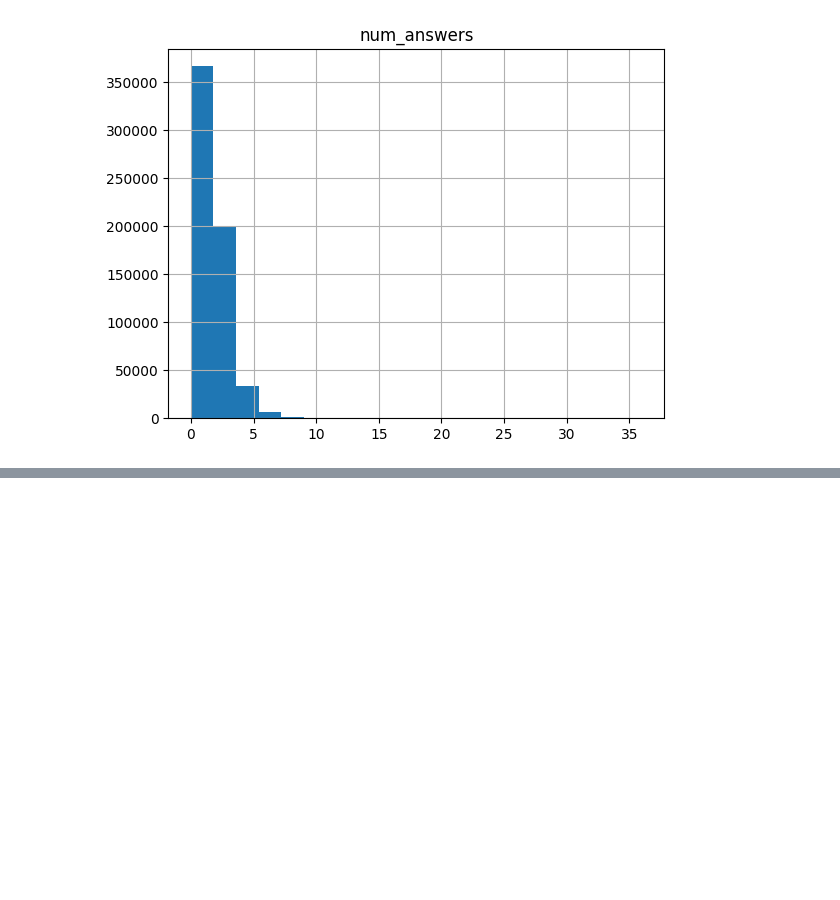
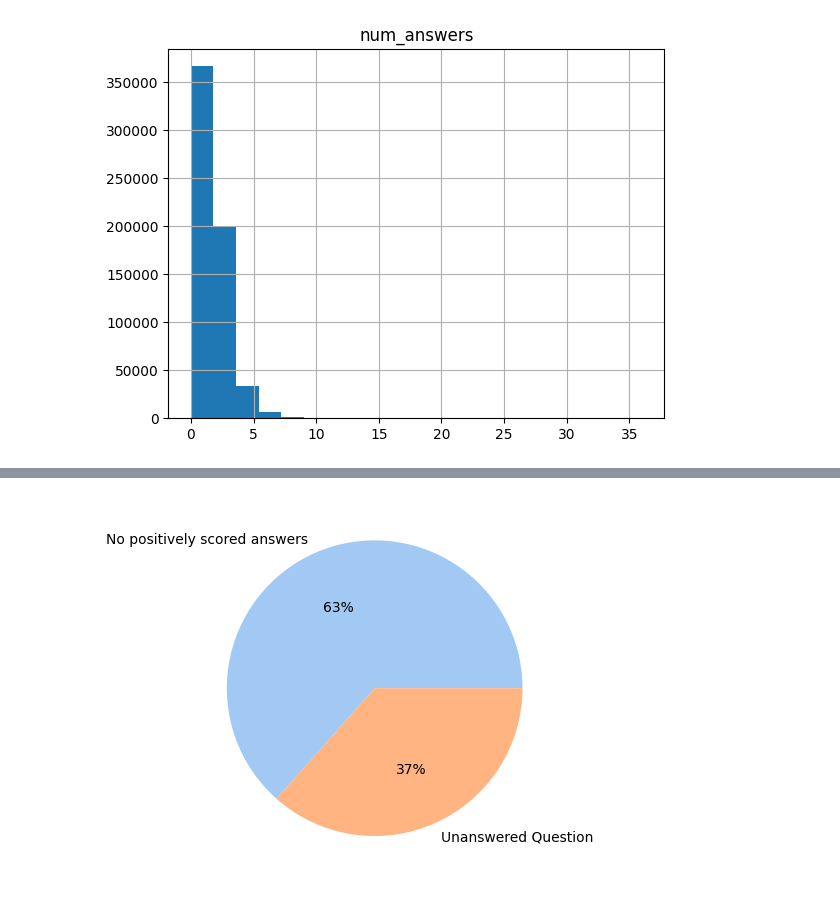
Before and after one commit to Tyler-Chi/w266_finalproject, a Jupyter notebook: EDA.ipynb, the cells around one changed output, grey strips where cells are left out. Saved outputs shown, nothing was run; the diff lists cells and outputs as text; code cells hidden in the pictures; blank space fills up the shorter version.

```diff
--- a/EDA.ipynb
+++ b/EDA.ipynb
@@ -219,0 +188,4 @@ plt.show()
+# %%
+# by nature, these would have scores of 0
+unanswered_question_count = np.sum(questions_df['num_answers'] == 0)
+unanswered_question_count
@@ -219,0 +204,13 @@ plt.show()
+# %%
+# take a look at of the quetsions with the highest answer score being 0, what proportion of those were because they
+# just had received no answers
+
+# seems like a good amount of them actually do have answers, just that the answers did not have good feedback.
+
+data = [zero_score_count - unanswered_question_count, unanswered_question_count]
+labels = ['No positively scored answers', "Unanswered Question"]
+colors = sns.color_palette('pastel')[0:2]
+plt.pie(data, labels = labels, colors = colors, autopct='%.0f%%')
+plt.show()
+# %% [output]
+[figure, added]
```
Also changed, not shown: parts of 16 cells of this notebook, 1 other file.
